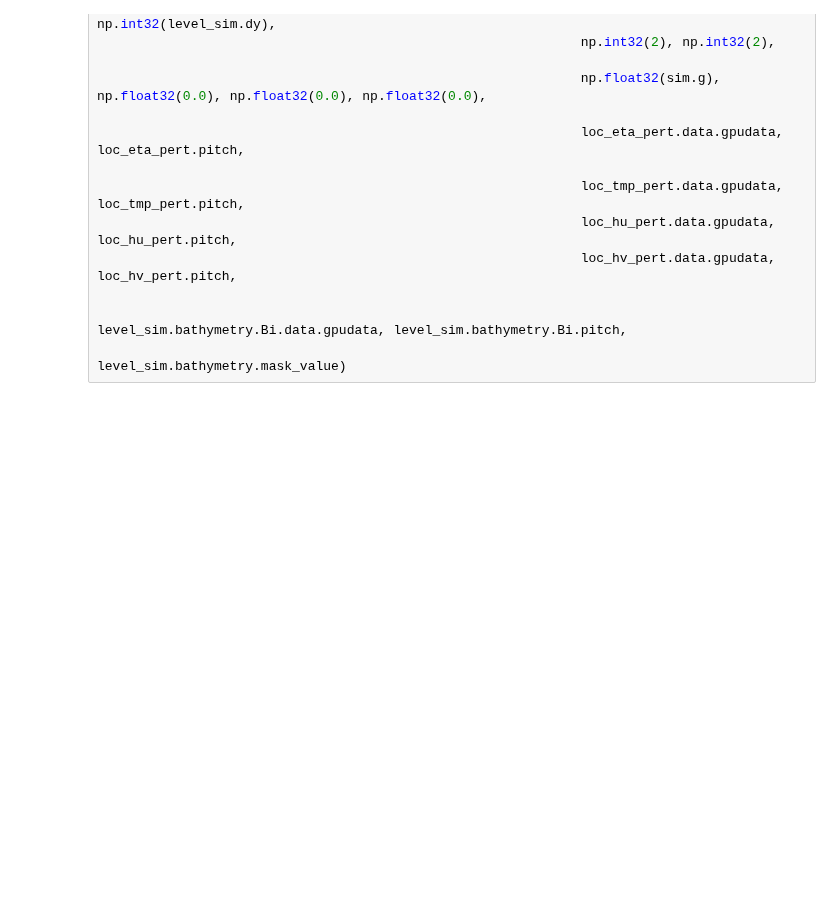
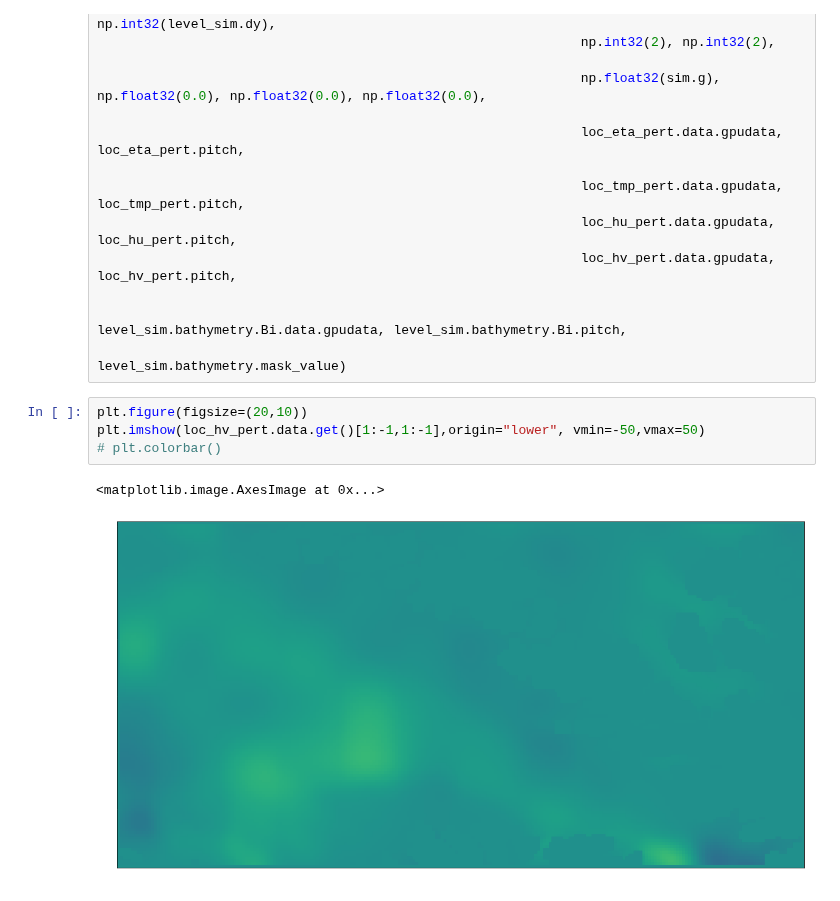
Before and after one commit to sintefmath/multilevelDA, a Jupyter notebook: notebooks/MultiResSim-Noise.ipynb, the cells around one changed output. Saved outputs shown, nothing was run; the diff lists cells and outputs as text; blank space fills up the shorter version.

```diff
--- a/notebooks/MultiResSim-Noise.ipynb
+++ b/notebooks/MultiResSim-Noise.ipynb
@@ -217,6 +215,13 @@ small_scale_model_error.geostrophicBalanceKernel.prepared_async_call(small_scale
 
                                                               level_sim.bathymetry.Bi.data.gpudata, level_sim.bathymetry.Bi.pitch,
                                                               level_sim.bathymetry.mask_value)
+# %%
+plt.figure(figsize=(20,10))
+plt.imshow(loc_hv_pert.data.get()[1:-1,1:-1],origin="lower", vmin=-50,vmax=50)
+# plt.colorbar()
+# %% [output]
+<matplotlib.image.AxesImage at 0x...>
+[figure, added]
 # %%
 plt.figure(figsize=(20,10))
 plt.imshow(np.ma.array(loc_hv_pert.data.get(), mask=(level_sim.bathymetry.Bm.data.get()==level_sim.bathymetry.mask_value))[1:-1,1:-1],origin="lower", vmin=-50,vmax=50)
```
Also changed, not shown: parts of 6 cells of this notebook, 1 other file.
